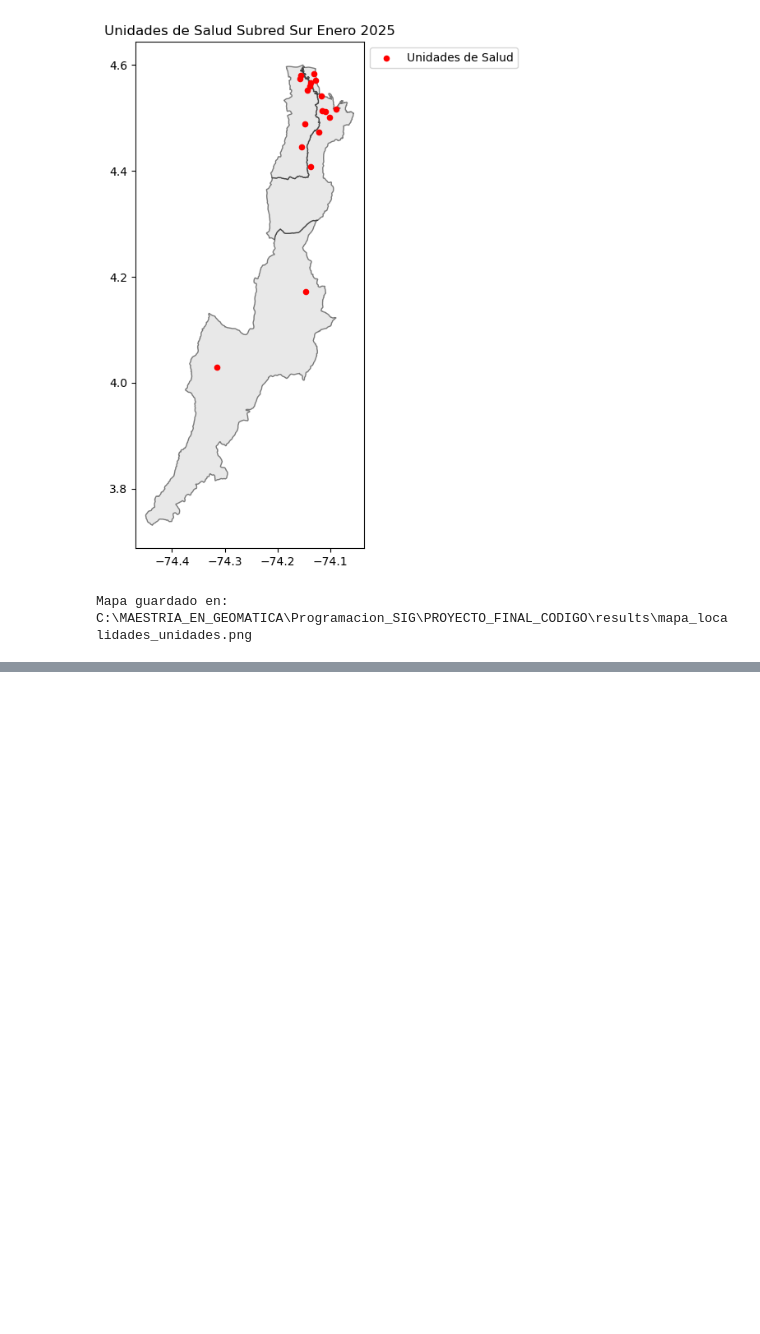
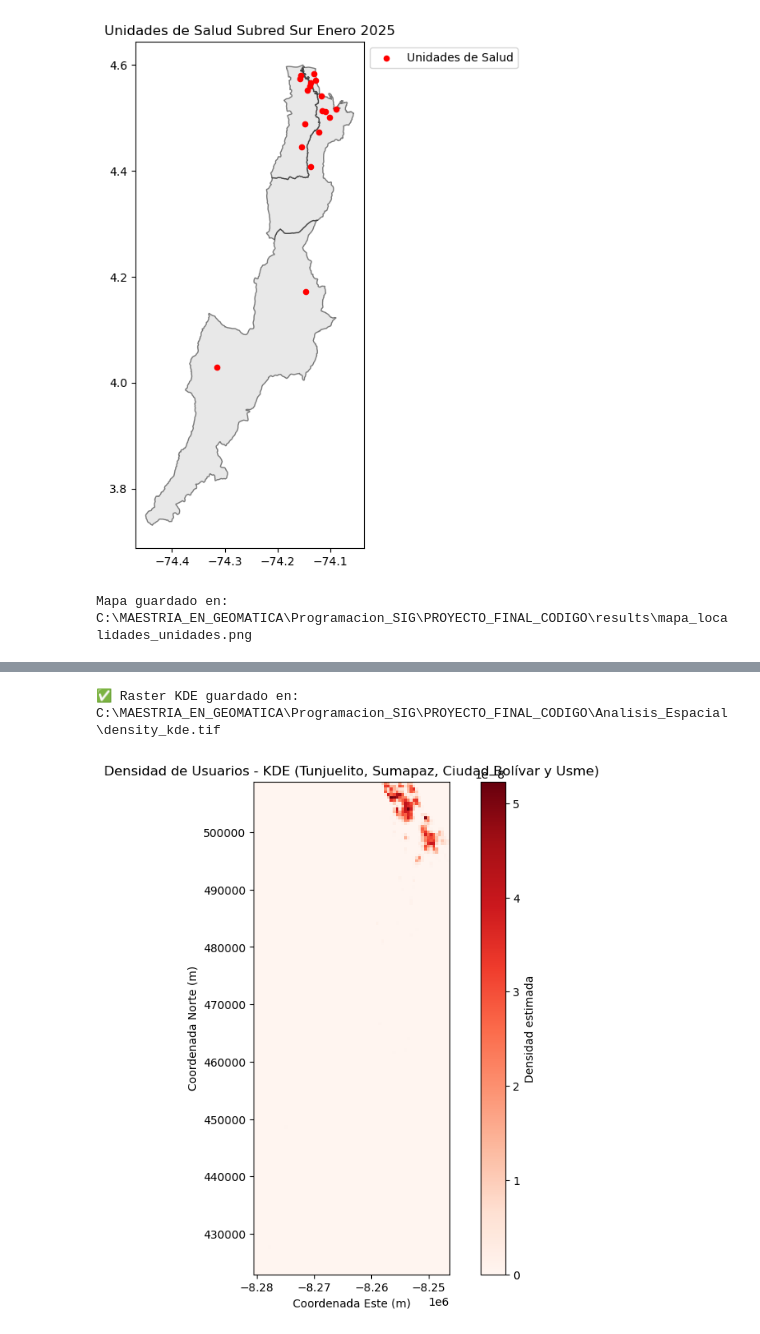
Before and after one commit to BillyAvila/Analisis_Espacial, a Jupyter notebook: Notebook_Codigo_Final.ipynb, the cells around one changed output, grey strips where cells are left out. Drawn from its saved outputs; the diff is of its cells as text; code cells hidden in the pictures; blank space fills up the shorter version.

Commit message:
Añadido análisis de densidad de Kernel para la Subred Sur

```diff
--- a/Notebook_Codigo_Final.ipynb
+++ b/Notebook_Codigo_Final.ipynb
@@ -467,0 +464,54 @@ dtype: object
+# %%
+import geopandas as gpd
+import numpy as np
+import rasterio
+from rasterio.transform import from_origin
+import matplotlib.pyplot as plt
+from scipy.stats import gaussian_kde
+
+#Cargar el archivo de usuarios con coordenadas
+archivo_usuarios = r'C:\MAESTRIA_EN_GEOMATICA\Programacion_SIG\PROYECTO_FINAL_CODIGO\Analisis_Espacial\usuarios_localidades_union.gpkg'
+usuarios = gpd.read_file(archivo_usuarios)
+
+#Filtrar localidades de interés
+localidades_interes = ['TUNJUELITO', 'SUMAPAZ', 'CIUDAD BOLIVAR', 'USME']
+usuarios_interes = usuarios[usuarios['LocNombre'].isin(localidades_interes)].copy()
+
+#Convertir a coordenadas proyectadas (EPSG:3395)
+usuarios_interes = usuarios_interes.to_crs(epsg=3395)
+
+#Extraer coordenadas X e Y
+x = usuarios_interes.geometry.x
+y = usuarios_interes.geometry.y
+
+#Aplicar KDE (Densidad de Kernel)
+kde = gaussian_kde([x, y], bw_method=0.05)
+
+#Definir el grid espacial para el raster
+xmin, ymin, xmax, ymax = usuarios_interes.total_bounds
+res = 500  # Resolución de la celda en metros
+xx, yy = np.meshgrid(np.arange(xmin, xmax, res), np.arange(ymin, ymax, res))
+zz = kde(np.vstack([xx.ravel(), yy.ravel()])).reshape(xx.shape)
+
+#Guardar como raster GeoTIFF
+raster_path = r'C:\MAESTRIA_EN_GEOMATICA\Programacion_SIG\PROYECTO_FINAL_CODIGO\Analisis_Espacial\density_kde.tif'
+transform = from_origin(xmin, ymax, res, res)
+with rasterio.open(
+    raster_path, 'w', driver='GTiff', height=zz.shape[0], width=zz.shape[1],
+    count=1, dtype=zz.dtype, crs='EPSG:3395', transform=transform
+) as dst:
+    dst.write(zz, 1)
+
+print(f"✅ Raster KDE guardado en: {raster_path}")
+
+#Visualizar el raster de densidad de Kernel
+plt.figure(figsize=(10, 8))
+plt.imshow(zz, cmap='Reds', extent=[xmin, xmax, ymin, ymax], origin='lower')
+plt.colorbar(label='Densidad estimada')
+plt.title('Densidad de Usuarios - KDE (Tunjuelito, Sumapaz, Ciudad Bolívar y Usme)')
+plt.xlabel('Coordenada Este (m)')
+plt.ylabel('Coordenada Norte (m)')
+plt.show()
+# %% [output]
+✅ Raster KDE guardado en: C:\MAESTRIA_EN_GEOMATICA\Programacion_SIG\PROYECTO_FINAL_CODIGO\Analisis_Espacial\density_kde.tif
+[figure, added]
```
Also changed, not shown: parts of 3 cells of this notebook, 1 other file.
